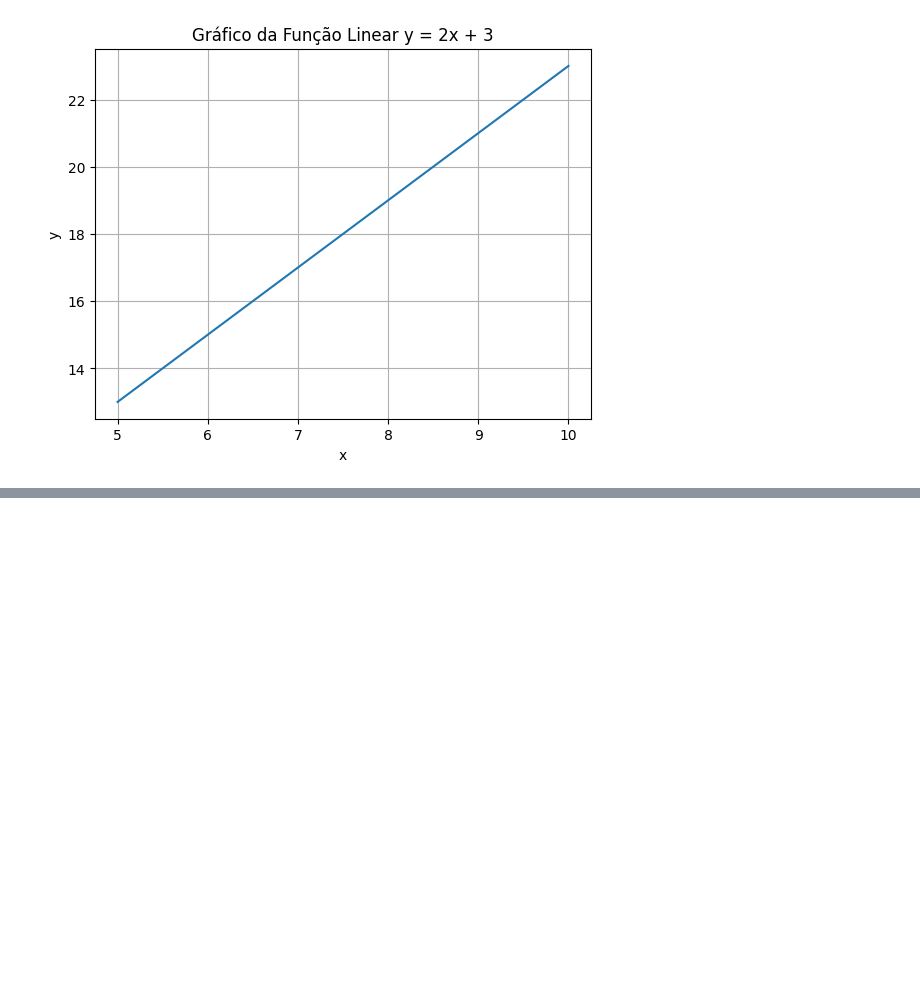
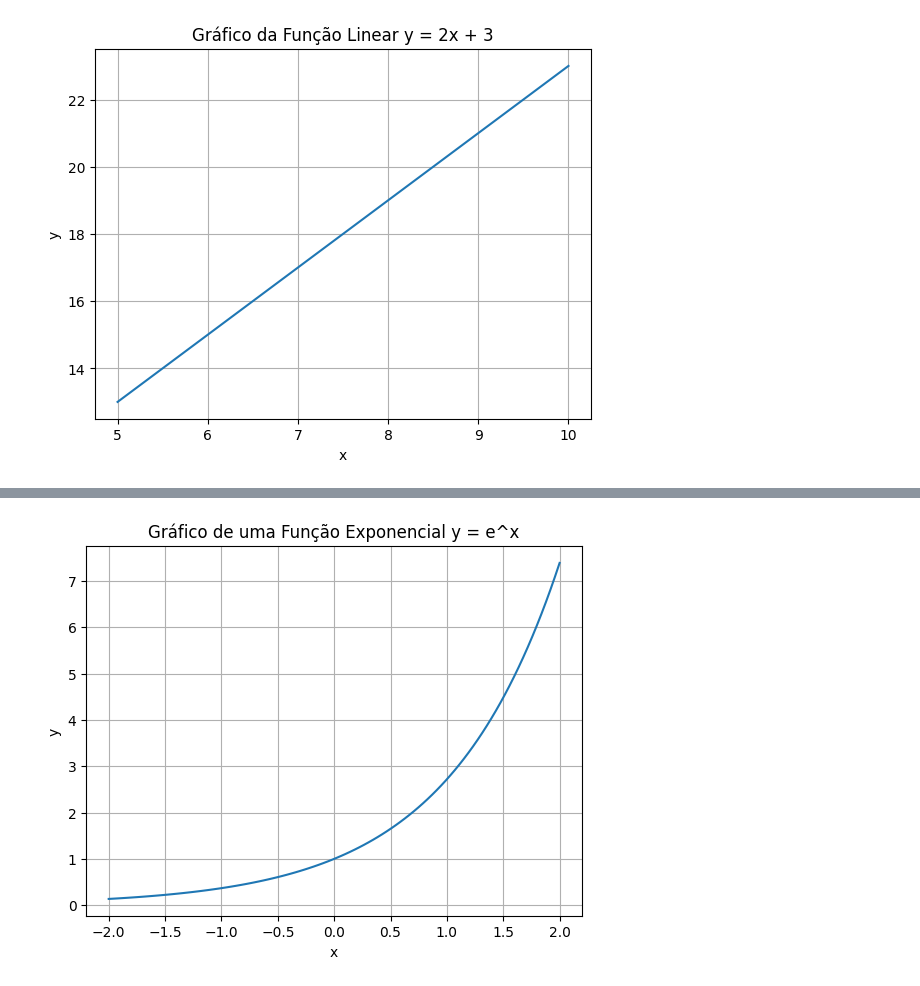
Before and after one commit to Fer-Bugalho/academic_practice, a Jupyter notebook: Laboratório Prático 2.ipynb, the cells around one changed output, grey strips where cells are left out. Cells and saved outputs as stored; diff of their text form; code cells hidden in the pictures; blank space fills up the shorter version.

```diff
--- a/Laboratório Prático 2.ipynb
+++ b/Laboratório Prático 2.ipynb
@@ -50,0 +55,18 @@ plt.show()
+# %%
+#Exercício 4: Gráfico de Uma Função Exponencial
+#Crie um gráfico para a função y = e^x para valores de x no intervalo de -2 a 2.
+
+import numpy as np
+import matplotlib.pyplot as plt
+
+x = np.linspace(-2,2,100)
+y = np.exp(x)
+
+plt.plot(x, y)
+plt.xlabel('x')
+plt.ylabel('y')
+plt.title('Gráfico de uma Função Exponencial y = e^x')
+plt.grid(True)
+plt.show()
+# %% [output]
+[figure, added]
```
Also changed, not shown: parts of 8 cells of this notebook.
